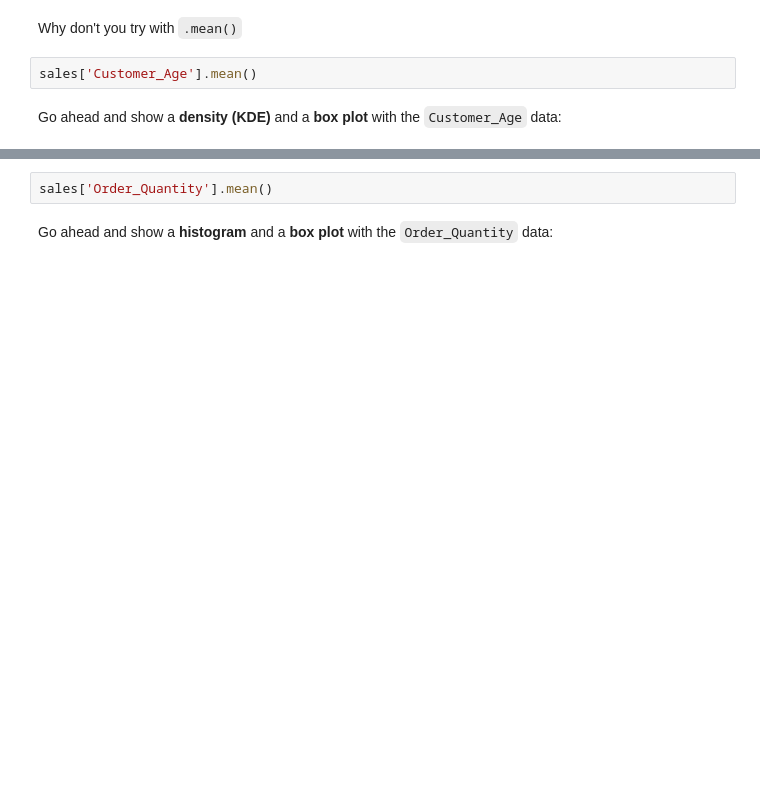
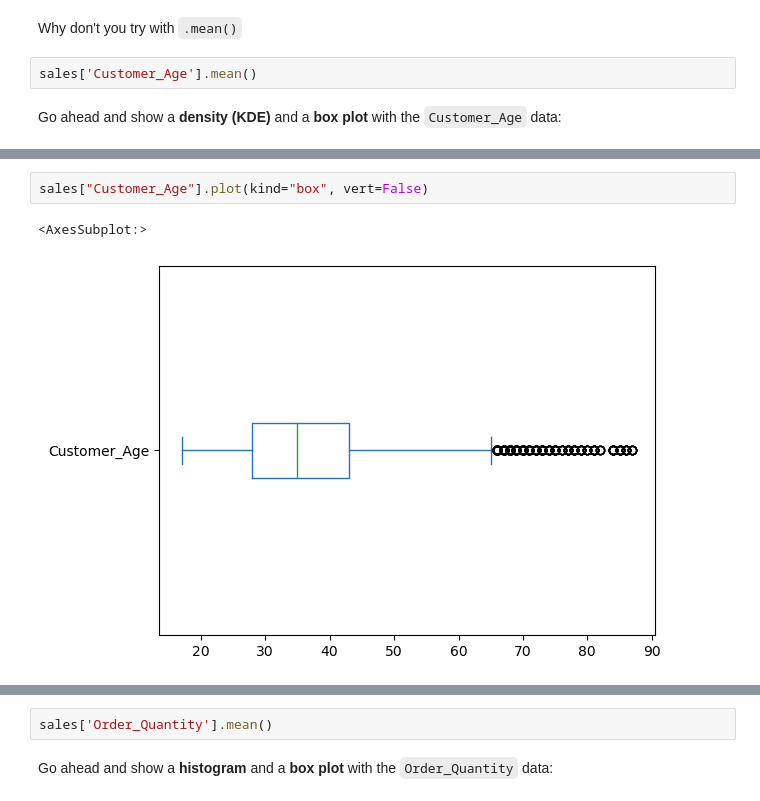
Before and after one commit to guillenunezc/FreeCodeCamp-Pandas-Real-Life-Example, a Jupyter notebook: Exercises_1.ipynb, the cells around one changed output, grey strips where cells are left out. Cells and saved outputs as stored; diff of their text form; blank space fills up the shorter version.

```diff
--- a/Exercises_1.ipynb
+++ b/Exercises_1.ipynb
@@ -38,2 +56,7 @@ Go ahead and show a <b>density (KDE)</b> and a <b>box plot</b> with the `Custome
+# %%
+sales["Customer_Age"].plot(kind="box", vert=False)
+# %% [output]
+<AxesSubplot:>
+[figure, added]
 # %%
 sales['Customer_Age'].plot(kind='kde', figsize=(14,6))
```
Also changed, not shown: parts of 35 cells of this notebook.
